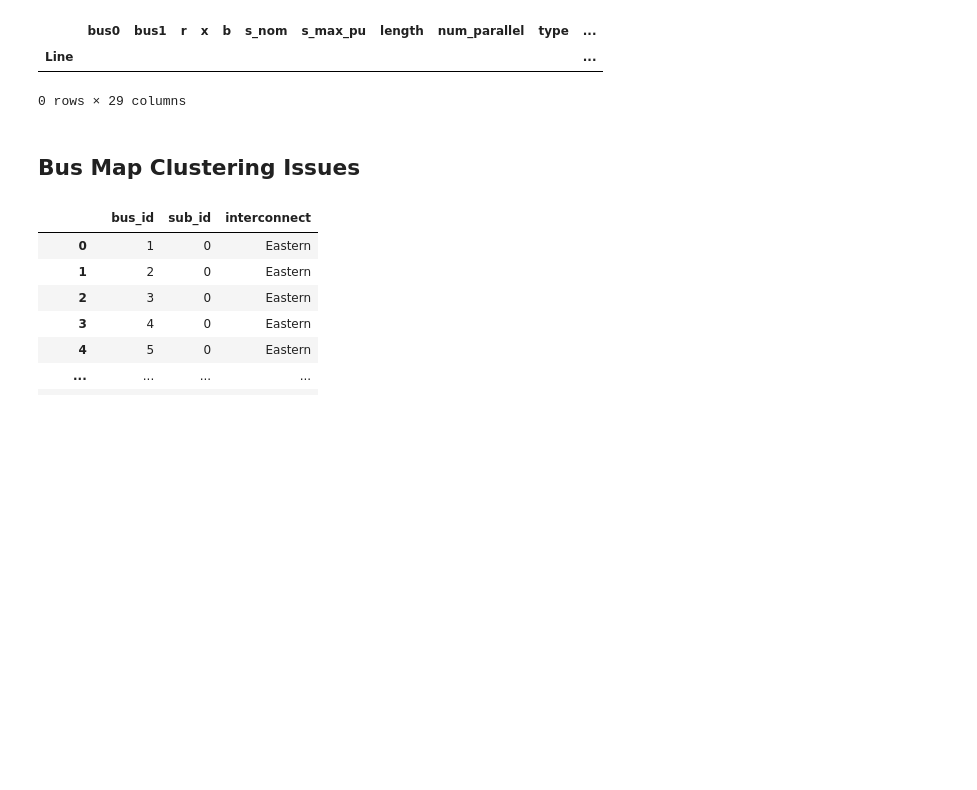
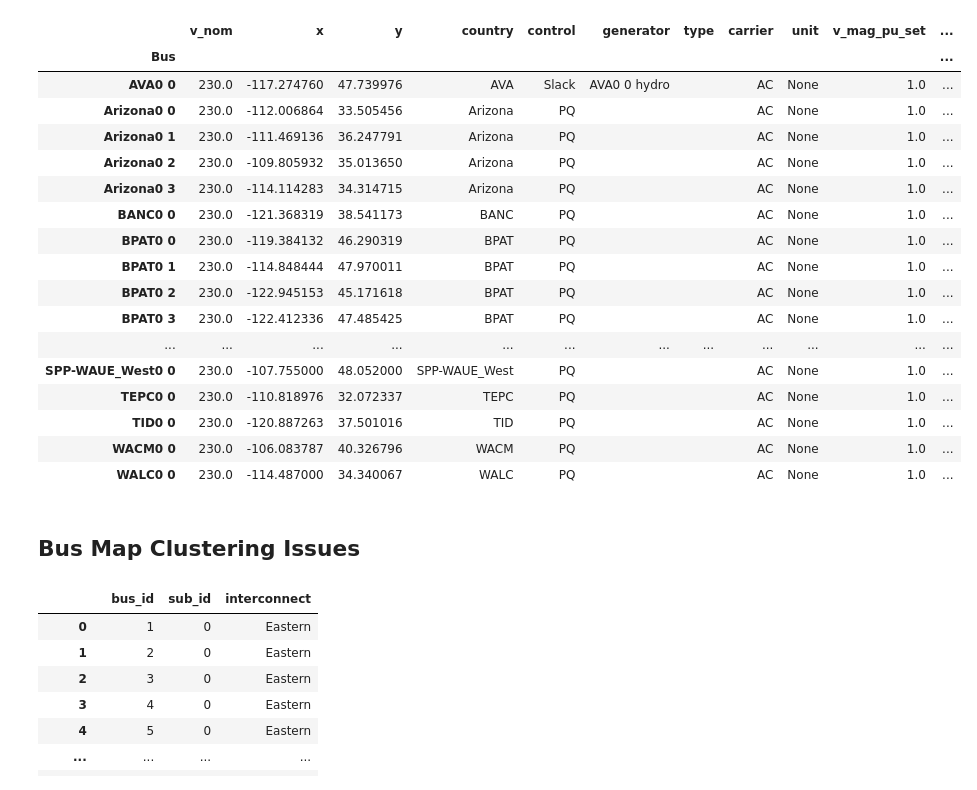
Before and after one commit to PyPSA/pypsa-usa, a Jupyter notebook: workflow/notebooks/Analyze_Networks.ipynb, the cells around one changed output. Drawn from its saved outputs; the diff is of its cells as text; code cells hidden in the pictures; blank space fills up the shorter version.

```diff
--- a/workflow/notebooks/Analyze_Networks.ipynb
+++ b/workflow/notebooks/Analyze_Networks.ipynb
@@ -31,0 +18,7 @@ INFO:pypsa.io:Imported network elec_s_50.nc has buses, carriers, generators, lin
+# %%
+num_clusters = 50
+resources_folder= os.path.join(os.path.dirname(os.getcwd()), 'resources')
+n_full = pypsa.Network(os.path.join(resources_folder, 'western/elec.nc'))
+n_western_s = pypsa.Network(os.path.join(resources_folder, 'western/elec_s.nc'))
+n_western_ss = pypsa.Network(os.path.join(resources_folder, 'western/elec_ss.nc'))
+n_clustered = pypsa.Network(os.path.join(resources_folder, f'western/elec_s_{num_clusters}.nc'))
@@ -34,12 +56,28 @@ n_clustered.iplot(mapbox=True,
                   mapbox_token='pk.eyJ1Ijoia3RlaHJhbmNoaSIsImEiOiJjbDJzNW5kdHMwaGJzM2pudDBsazZ5am80In0.hQfjJnhiiO1-YcJEEpN-1A',
                   size= (1000,700));
 # %%
-n_clustered.lines.loc[n_clustered.lines.bus0 == 'CISO-PGAE0 12']
+# n_clustered.lines.loc[n_clustered.lines.bus0 == 'CISO-PGAE0 12']
 # n_clustered.lines.loc[n_clustered.lines.bus0== 'CISO-PGAE0 18']
+n_clustered.buses
 # %% [output]
-|  | bus0 | bus1 | r | x | b | s_nom | s_max_pu | length | num_parallel | type | ... |
-| Line |  |  |  |  |  |  |  |  |  |  | ... |
+|  | v_nom | x | y | country | control | generator | type | carrier | unit | v_mag_pu_set | ... |
+| Bus |  |  |  |  |  |  |  |  |  |  | ... |
+| AVA0 0 | 230.0 | -117.274760 | 47.739976 | AVA | Slack | AVA0 0 hydro |  | AC | None | 1.0 | ... |
+| Arizona0 0 | 230.0 | -112.006864 | 33.505456 | Arizona | PQ |  |  | AC | None | 1.0 | ... |
+| Arizona0 1 | 230.0 | -111.469136 | 36.247791 | Arizona | PQ |  |  | AC | None | 1.0 | ... |
+| Arizona0 2 | 230.0 | -109.805932 | 35.013650 | Arizona | PQ |  |  | AC | None | 1.0 | ... |
+| Arizona0 3 | 230.0 | -114.114283 | 34.314715 | Arizona | PQ |  |  | AC | None | 1.0 | ... |
+| BANC0 0 | 230.0 | -121.368319 | 38.541173 | BANC | PQ |  |  | AC | None | 1.0 | ... |
+| BPAT0 0 | 230.0 | -119.384132 | 46.290319 | BPAT | PQ |  |  | AC | None | 1.0 | ... |
+| BPAT0 1 | 230.0 | -114.848444 | 47.970011 | BPAT | PQ |  |  | AC | None | 1.0 | ... |
+| BPAT0 2 | 230.0 | -122.945153 | 45.171618 | BPAT | PQ |  |  | AC | None | 1.0 | ... |
+| BPAT0 3 | 230.0 | -122.412336 | 47.485425 | BPAT | PQ |  |  | AC | None | 1.0 | ... |
+| ... | ... | ... | ... | ... | ... | ... | ... | ... | ... | ... | ... |
+| SPP-WAUE_West0 0 | 230.0 | -107.755000 | 48.052000 | SPP-WAUE_West | PQ |  |  | AC | None | 1.0 | ... |
+| TEPC0 0 | 230.0 | -110.818976 | 32.072337 | TEPC | PQ |  |  | AC | None | 1.0 | ... |
+| TID0 0 | 230.0 | -120.887263 | 37.501016 | TID | PQ |  |  | AC | None | 1.0 | ... |
+| WACM0 0 | 230.0 | -106.083787 | 40.326796 | WACM | PQ |  |  | AC | None | 1.0 | ... |
+| WALC0 0 | 230.0 | -114.487000 | 34.340067 | WALC | PQ |  |  | AC | None | 1.0 | ... |
-0 rows × 29 columns
 # %% [markdown]
 ## Bus Map Clustering Issues
 # %%
```
Also changed, not shown: parts of 6 cells of this notebook, 8 other files.
